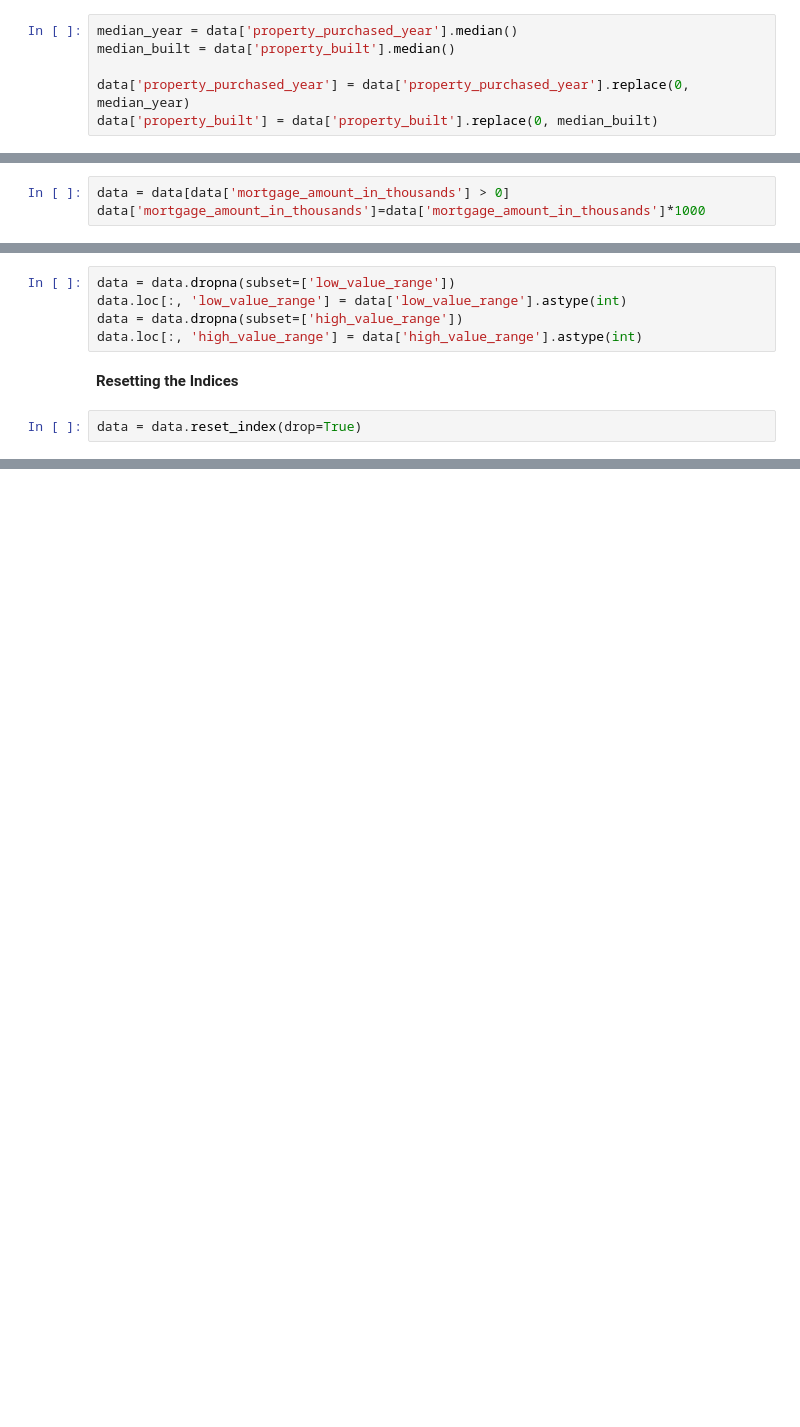
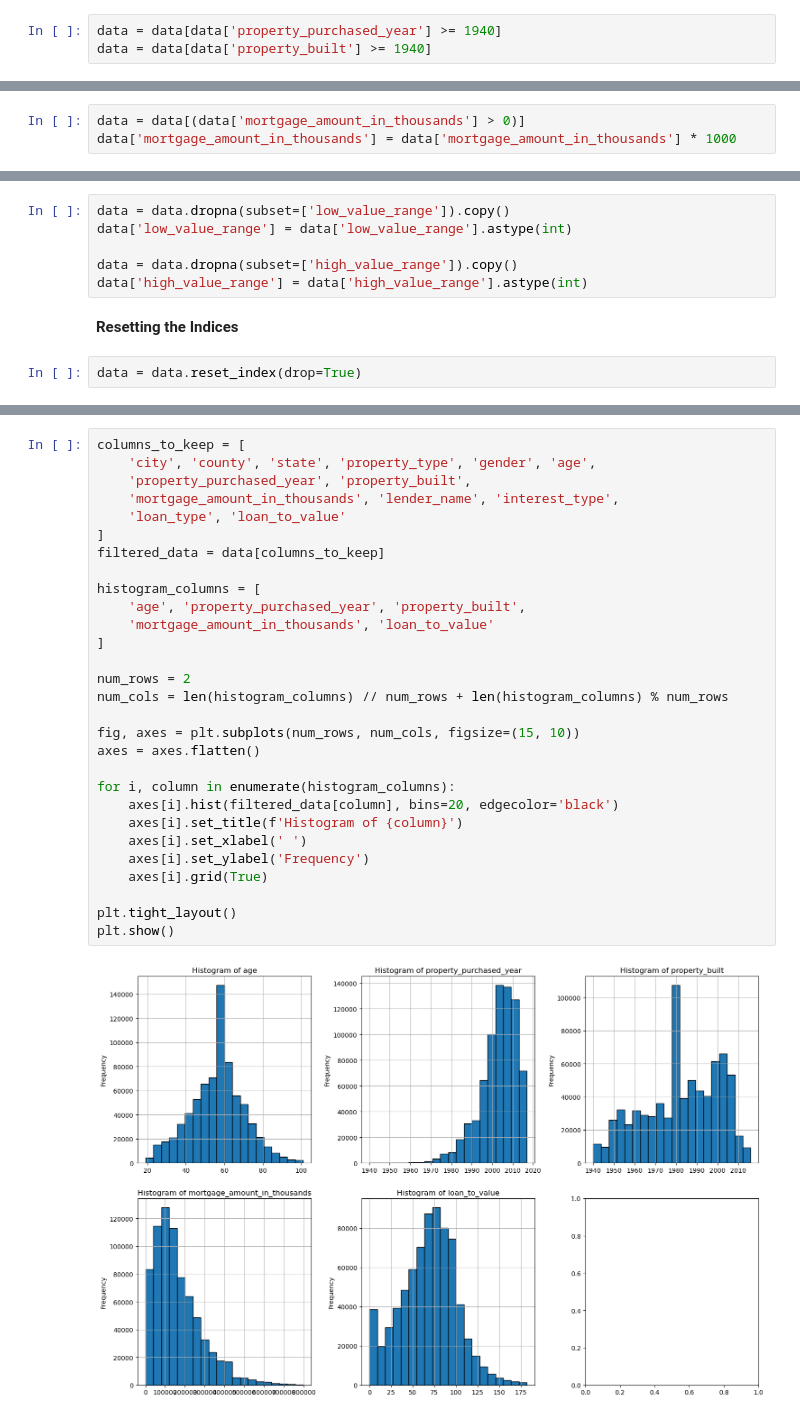
Before and after one commit to ahmedembeddedx/Housing_Data_Predictive_Model, a Jupyter notebook: Notebook.ipynb, the cells around one changed output, grey strips where cells are left out. Cells and saved outputs as stored; diff of their text form; blank space fills up the shorter version.

```diff
--- a/Notebook.ipynb
+++ b/Notebook.ipynb
@@ -139,14 +148,11 @@ data = data[data['property_type'] != 'U']
 # %%
-median_year = data['property_purchased_year'].median()
-median_built = data['property_built'].median()
-
-data['property_purchased_year'] = data['property_purchased_year'].replace(0, median_year)
-data['property_built'] = data['property_built'].replace(0, median_built)
+data = data[data['property_purchased_year'] >= 1940]
+data = data[data['property_built'] >= 1940]
 # %% [markdown]
 **Dropping 'Mortgage Price' with Undefined since it is most important variable**
 # %%
-data = data[data['mortgage_amount_in_thousands'] > 0]
-data['mortgage_amount_in_thousands']=data['mortgage_amount_in_thousands']*1000
+data = data[(data['mortgage_amount_in_thousands'] > 0)]
+data['mortgage_amount_in_thousands'] = data['mortgage_amount_in_thousands'] * 1000
 # %% [markdown]
 **Dropping 'Loan Type' with Undefined**
 # %%
@@ -163,10 +169,11 @@ data['high_value_range'] = pd.to_numeric(data['high_value_range'], errors='coerc
 
 data.drop('property_value_range', axis=1, inplace=True)
 # %%
-data = data.dropna(subset=['low_value_range'])
-data.loc[:, 'low_value_range'] = data['low_value_range'].astype(int)
-data = data.dropna(subset=['high_value_range'])
-data.loc[:, 'high_value_range'] = data['high_value_range'].astype(int)
+data = data.dropna(subset=['low_value_range']).copy()
+data['low_value_range'] = data['low_value_range'].astype(int)
+
+data = data.dropna(subset=['high_value_range']).copy()
+data['high_value_range'] = data['high_value_range'].astype(int)
 # %% [markdown]
 **Resetting the Indices**
 # %%
@@ -175,0 +183,31 @@ data = data.reset_index(drop=True)
+# %%
+columns_to_keep = [
+    'city', 'county', 'state', 'property_type', 'gender', 'age',
+    'property_purchased_year', 'property_built',
+    'mortgage_amount_in_thousands', 'lender_name', 'interest_type',
+    'loan_type', 'loan_to_value'
+]
+filtered_data = data[columns_to_keep]
+
+histogram_columns = [
+    'age', 'property_purchased_year', 'property_built',
+    'mortgage_amount_in_thousands', 'loan_to_value'
+]
+
+num_rows = 2
+num_cols = len(histogram_columns) // num_rows + len(histogram_columns) % num_rows
+
+fig, axes = plt.subplots(num_rows, num_cols, figsize=(15, 10))
+axes = axes.flatten()
+
+for i, column in enumerate(histogram_columns):
+    axes[i].hist(filtered_data[column], bins=20, edgecolor='black')
+    axes[i].set_title(f'Histogram of {column}')
+    axes[i].set_xlabel(' ')
+    axes[i].set_ylabel('Frequency')
+    axes[i].grid(True)
+
+plt.tight_layout()
+plt.show()
+# %% [output]
+[figure, added]
```
Also changed, not shown: parts of 6 cells of this notebook.
